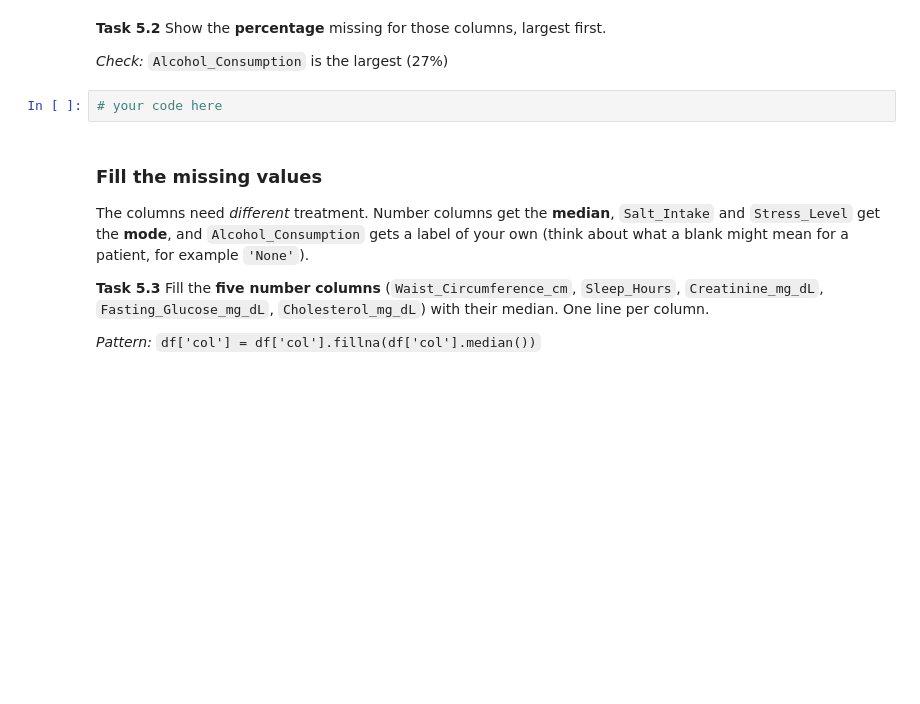
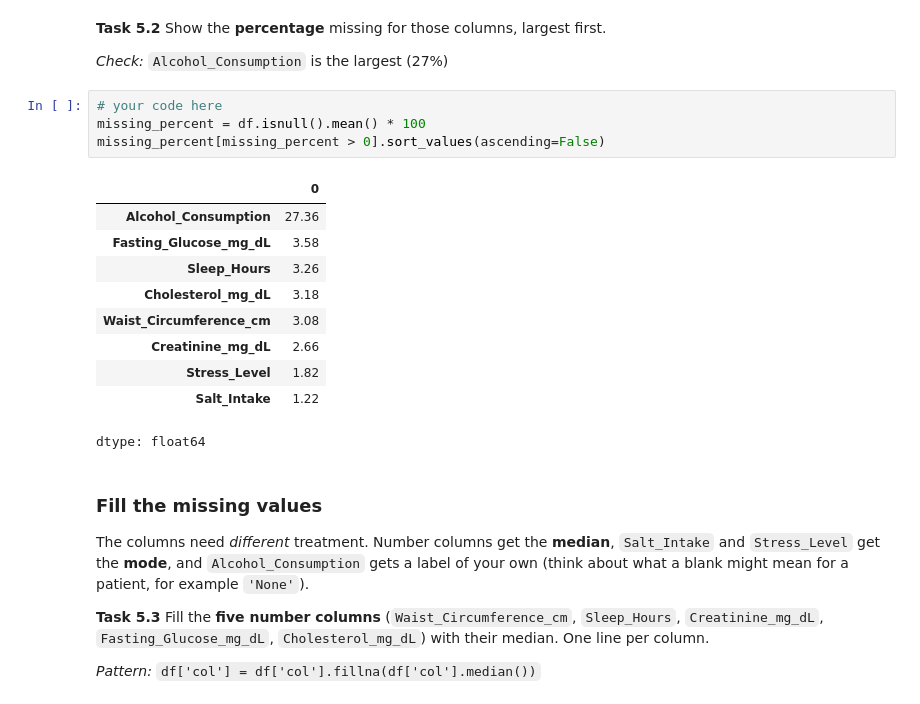
Before and after one commit to srisaikiran1020/workshop_4_27_10_26, a Jupyter notebook: Week5_Workshop_Pandas_Student.ipynb, the cells around one changed output. Cells and saved outputs as stored; diff of their text form; blank space fills up the shorter version.

```diff
--- a/Week5_Workshop_Pandas_Student.ipynb
+++ b/Week5_Workshop_Pandas_Student.ipynb
@@ -386,8 +439,21 @@ iqr = ...
 **Task 5.2** Show the **percentage** missing for those columns, largest first.
 
 *Check:* `Alcohol_Consumption` is the largest (27%)
-# %%
-# your code here
+# %%
+# your code here
+missing_percent = df.isnull().mean() * 100
+missing_percent[missing_percent > 0].sort_values(ascending=False)
+# %% [output]
+|  | 0 |
+| Alcohol_Consumption | 27.36 |
+| Fasting_Glucose_mg_dL | 3.58 |
+| Sleep_Hours | 3.26 |
+| Cholesterol_mg_dL | 3.18 |
+| Waist_Circumference_cm | 3.08 |
+| Creatinine_mg_dL | 2.66 |
+| Stress_Level | 1.82 |
+| Salt_Intake | 1.22 |
+dtype: float64
 # %% [markdown]
 ### Fill the missing values
 The columns need *different* treatment. Number columns get the **median**, `Salt_Intake` and `Stress_Level` get the **mode**, and `Alcohol_Consumption` gets a label of your own (think about what a blank might mean for a patient, for example `'None'`).
```
Also changed, not shown: parts of 62 cells of this notebook.
